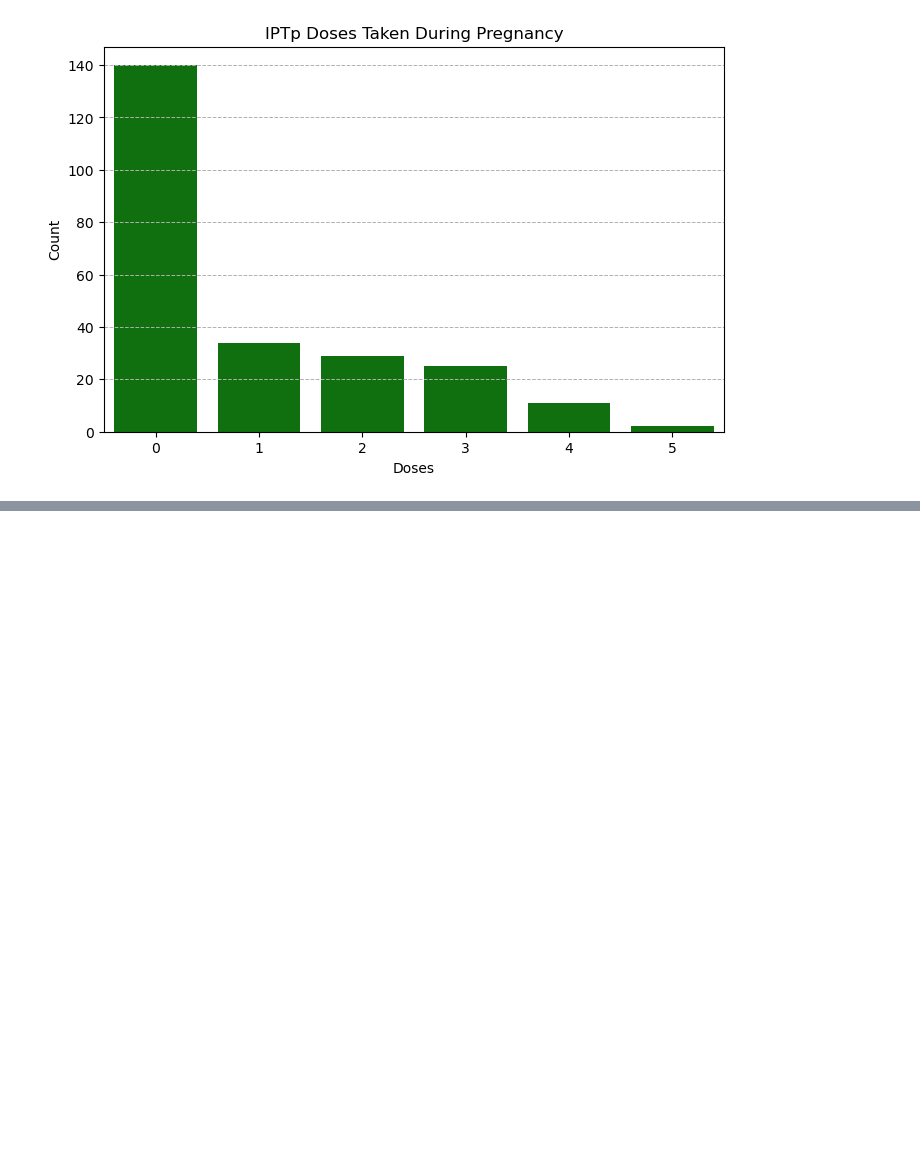
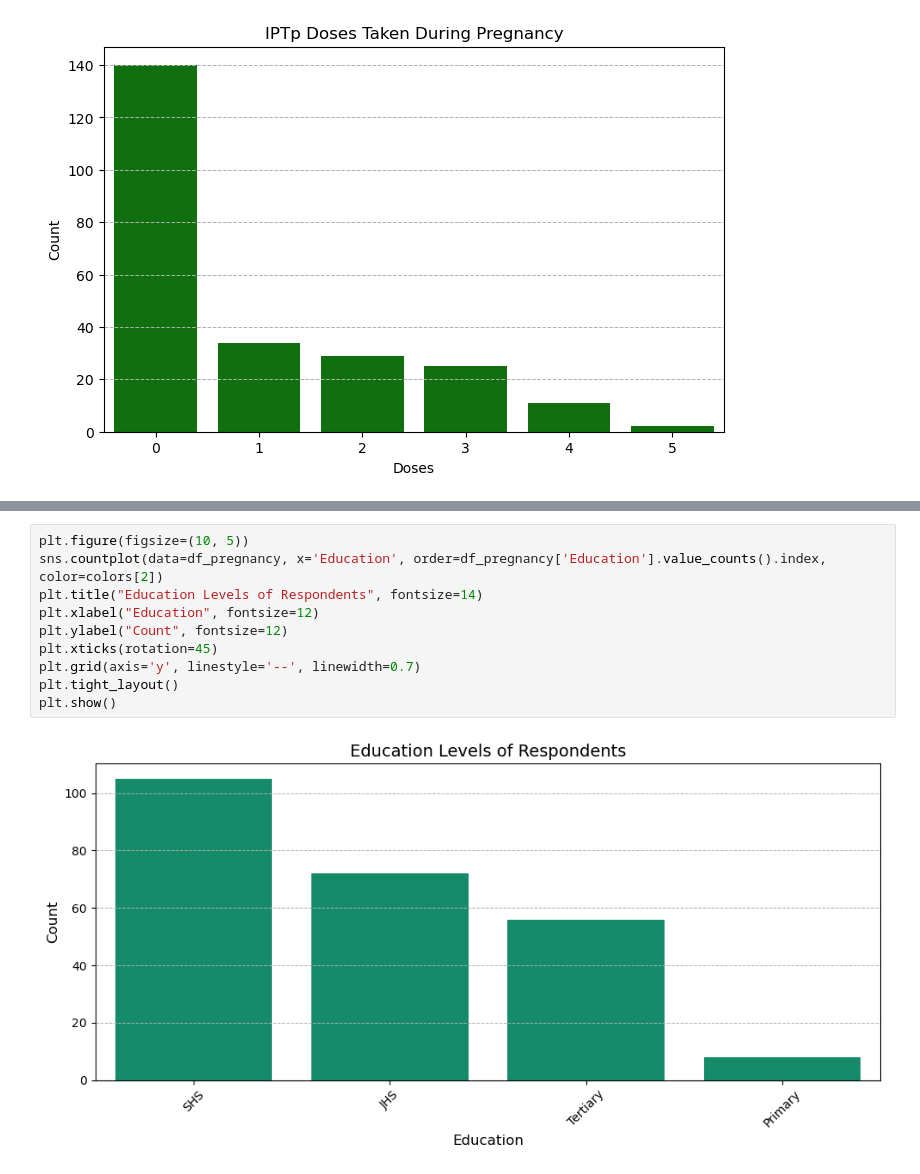
Before and after one commit to RichelCode/uti-pregnancy-analysis, a Jupyter notebook: Untitled.ipynb, the cells around one changed output, grey strips where cells are left out. Cells and saved outputs as stored; diff of their text form; blank space fills up the shorter version.

```diff
--- a/Untitled.ipynb
+++ b/Untitled.ipynb
@@ -270,0 +276,12 @@ plt.show()
+# %%
+plt.figure(figsize=(10, 5))
+sns.countplot(data=df_pregnancy, x='Education', order=df_pregnancy['Education'].value_counts().index, color=colors[2])
+plt.title("Education Levels of Respondents", fontsize=14)
+plt.xlabel("Education", fontsize=12)
+plt.ylabel("Count", fontsize=12)
+plt.xticks(rotation=45)
+plt.grid(axis='y', linestyle='--', linewidth=0.7)
+plt.tight_layout()
+plt.show()
+# %% [output]
+[figure, added]
```
Also changed, not shown: parts of 17 cells of this notebook.
